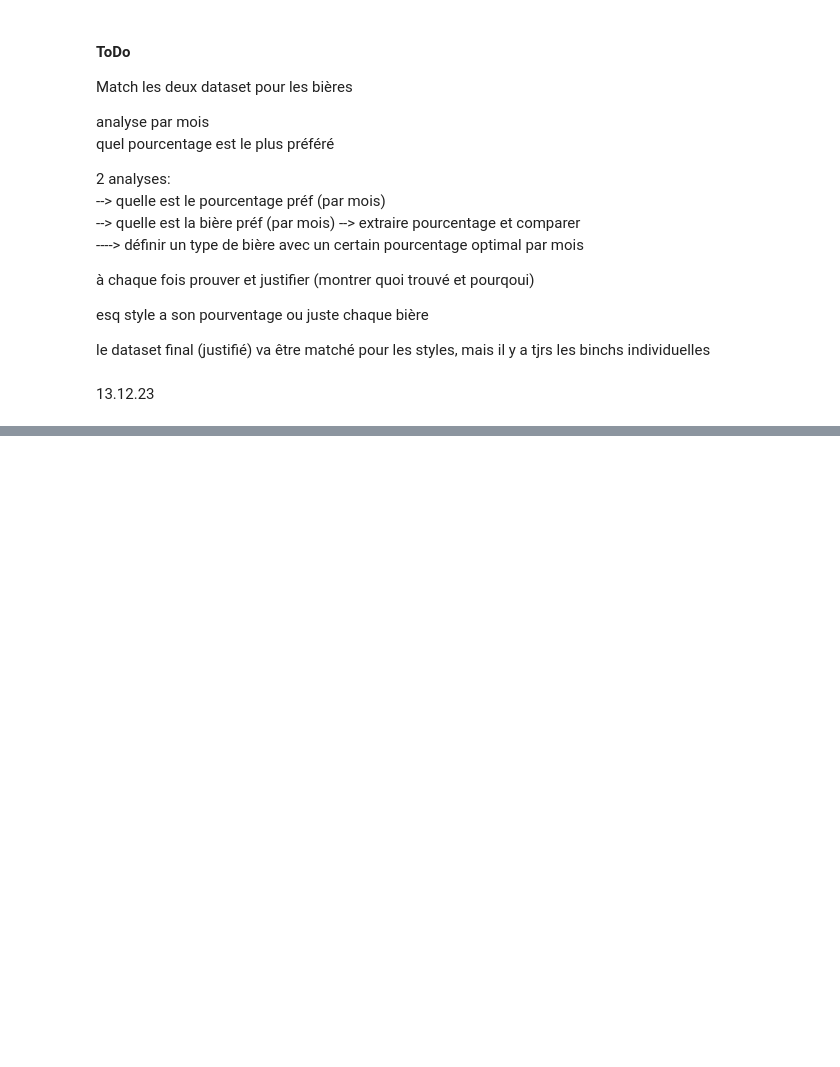
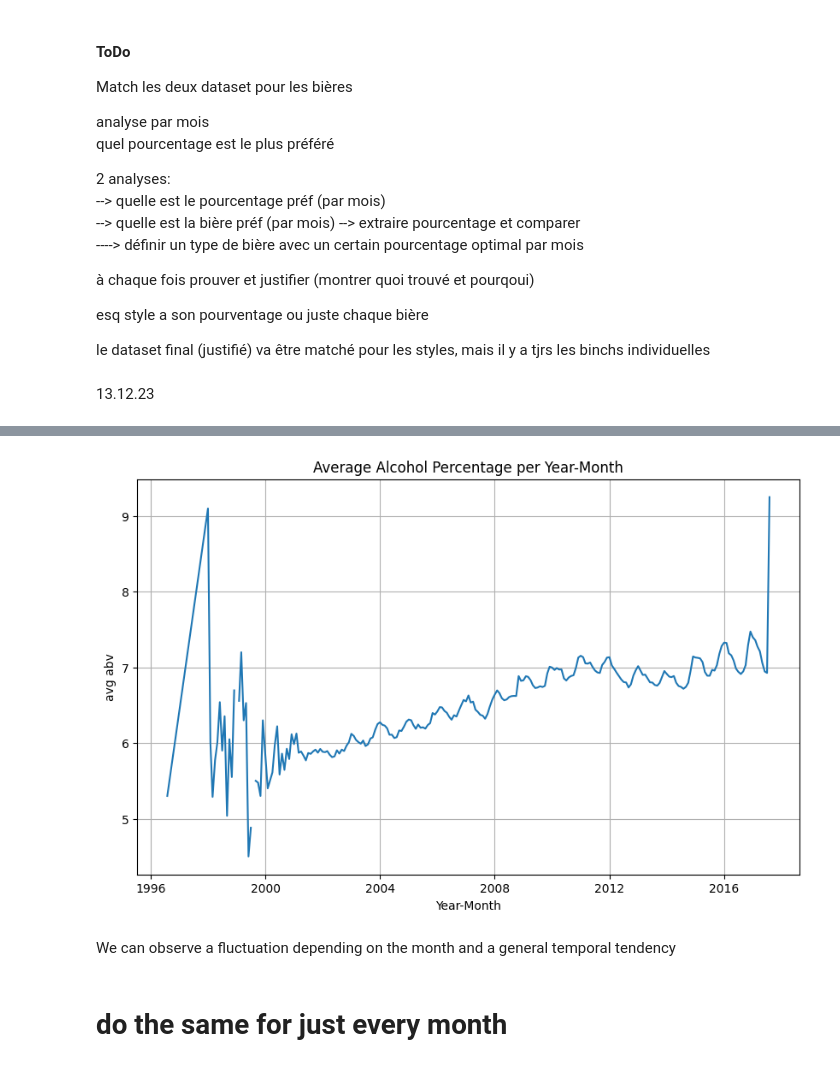
Before and after one commit to epfl-ada/ada-2023-project-datababes, a Jupyter notebook: alc.ipynb, the cells around one changed output, grey strips where cells are left out. Cells and saved outputs as stored; diff of their text form; code cells hidden in the pictures; blank space fills up the shorter version.

Commit message:
advance in alc percentage per month

```diff
--- a/alc.ipynb
+++ b/alc.ipynb
@@ -37,3 +23,13 @@ display(ratings_ba_df)
+# %%
+# Convert the date column to datetime format for BeerAdvocate
+ratings_ba_df['date'] = pd.to_datetime(ratings_ba_df['date'], unit='s')
+ratings_ba_df['year'] = ratings_ba_df['date'].dt.year
+ratings_ba_df['month'] = ratings_ba_df['date'].dt.month
+
+# Convert the date column to datetime format for RateBeer
+ratings_rb_df['date'] = pd.to_datetime(ratings_rb_df['date'], unit='s')
+ratings_rb_df['year'] = ratings_rb_df['date'].dt.year
+ratings_rb_df['month'] = ratings_rb_df['date'].dt.month
 # %%
 # Create a new DataFrame by merging only the required columns based on 'beer_id'
 merged_df = ratings_ba_df[['rating', 'beer_id']].merge(beers_ba_df[['beer_id', 'abv']], on='beer_id', how='left')
@@ -278,3 +274,8 @@ esq style a son pourventage ou juste chaque bière
 le dataset final (justifié) va être matché pour les styles, mais il y a tjrs les binchs individuelles
 # %% [markdown]
 13.12.23
+# %%
+## load users dataset for US filter
+
+users_ba_df = pd.read_csv('data/BeerAdvocate/users.csv')
+users_rb_df = pd.read_csv('data/RateBeer/users.csv')
@@ -280,0 +310,6 @@ le dataset final (justifié) va être matché pour les styles, mais il y a tjrs
+# %%
+# Create a dictionary mapping beer_id to abv
+abv_mapping = beers_ba_df.set_index('beer_id')['abv'].to_dict()
+
+# Map the abv values to the ratings_combined_df using the beer_id
+ratings_combined_df['abv'] = ratings_combined_df['beer_id'].map(abv_mapping)
@@ -280,0 +323,26 @@ le dataset final (justifié) va être matché pour les styles, mais il y a tjrs
+# %%
+# temporal analysis of alc percentage for months yearly plot
+
+# create a year_month column
+ratings_combined_df['year_month'] = ratings_combined_df['year'].astype(str) + '-' + ratings_combined_df['month'].astype(str)
+
+# convert the year_month column to datetime format
+ratings_combined_df['year_month'] = pd.to_datetime(ratings_combined_df['year_month'])
+
+# Group by year_month and calculate the average ABV for each month
+average_month_abv = ratings_combined_df.groupby('year_month')['abv'].mean()
+# %%
+# Yearly plot of the number of ratings
+plt.figure(figsize=(10, 6))
+plt.plot(average_month_abv)
+plt.title('Average Alcohol Percentage per Year-Month')
+plt.xlabel('Year-Month')
+plt.grid()
+plt.ylabel('avg abv')
+plt.show()
+# %% [output]
+[figure, added]
+# %% [markdown]
+We can observe a fluctuation depending on the month and a general temporal tendency
+# %% [markdown]
+# do the same for just every month
```
Also changed, not shown: parts of 5 cells of this notebook.
